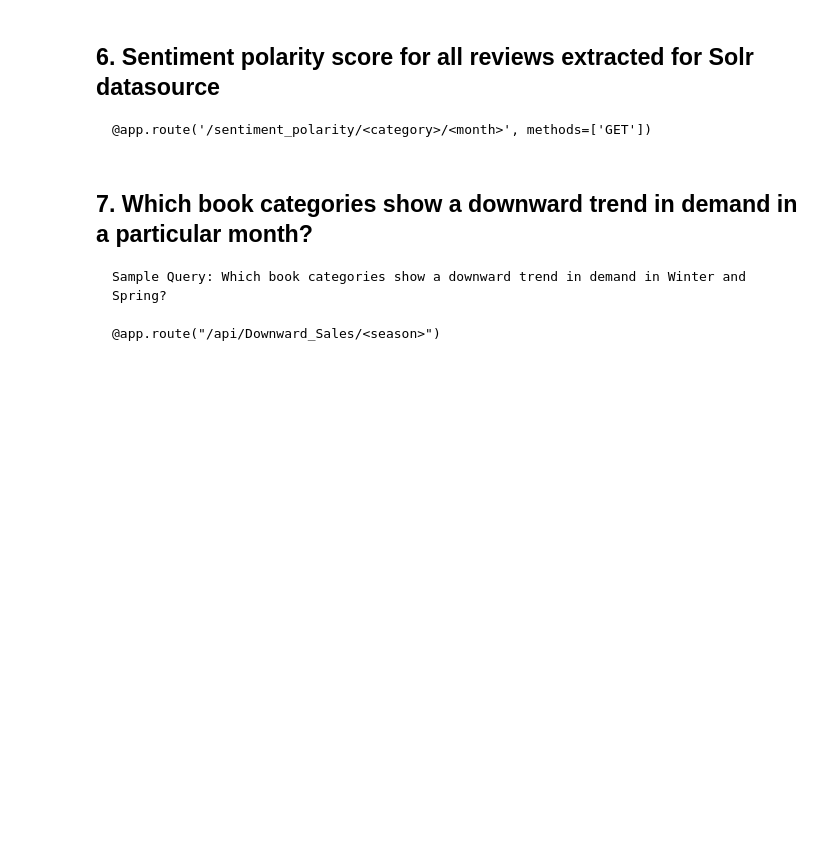
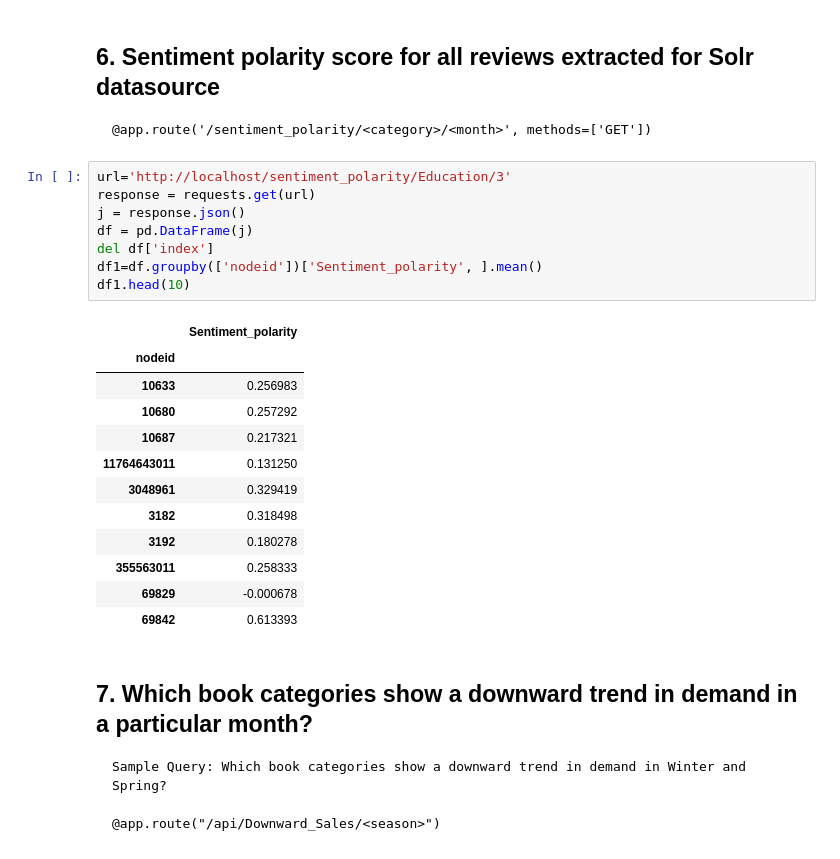
Before and after one commit to mas-dse-jejarret/DSE203_Demand_EDA, a Jupyter notebook: Demos/Demo 11.17.2017.ipynb, the cells around one changed output. Cells and saved outputs as stored; diff of their text form; blank space fills up the shorter version.

```diff
--- a/Demos/Demo 11.17.2017.ipynb
+++ b/Demos/Demo 11.17.2017.ipynb
@@ -86,6 +85,27 @@ print('Covariance: ', response.text)
 # %% [markdown]
 ## 6. Sentiment polarity score for all reviews extracted for Solr datasource
     @app.route('/sentiment_polarity/<category>/<month>', methods=['GET'])
+# %%
+url='http://localhost/sentiment_polarity/Education/3'
+response = requests.get(url)
+j = response.json()
+df = pd.DataFrame(j)
+del df['index']
+df1=df.groupby(['nodeid'])['Sentiment_polarity', ].mean()
+df1.head(10)
+# %% [output]
+|  | Sentiment_polarity |
+| nodeid |  |
+| 10633 | 0.256983 |
+| 10680 | 0.257292 |
+| 10687 | 0.217321 |
+| 11764643011 | 0.131250 |
+| 3048961 | 0.329419 |
+| 3182 | 0.318498 |
+| 3192 | 0.180278 |
+| 355563011 | 0.258333 |
+| 69829 | -0.000678 |
+| 69842 | 0.613393 |
 # %% [markdown]
 ## 7. Which book categories show a downward trend in demand in a particular month?
     Sample Query: Which book categories show a downward trend in demand in Winter and Spring?
```
Also changed, not shown: parts of 7 cells of this notebook.
